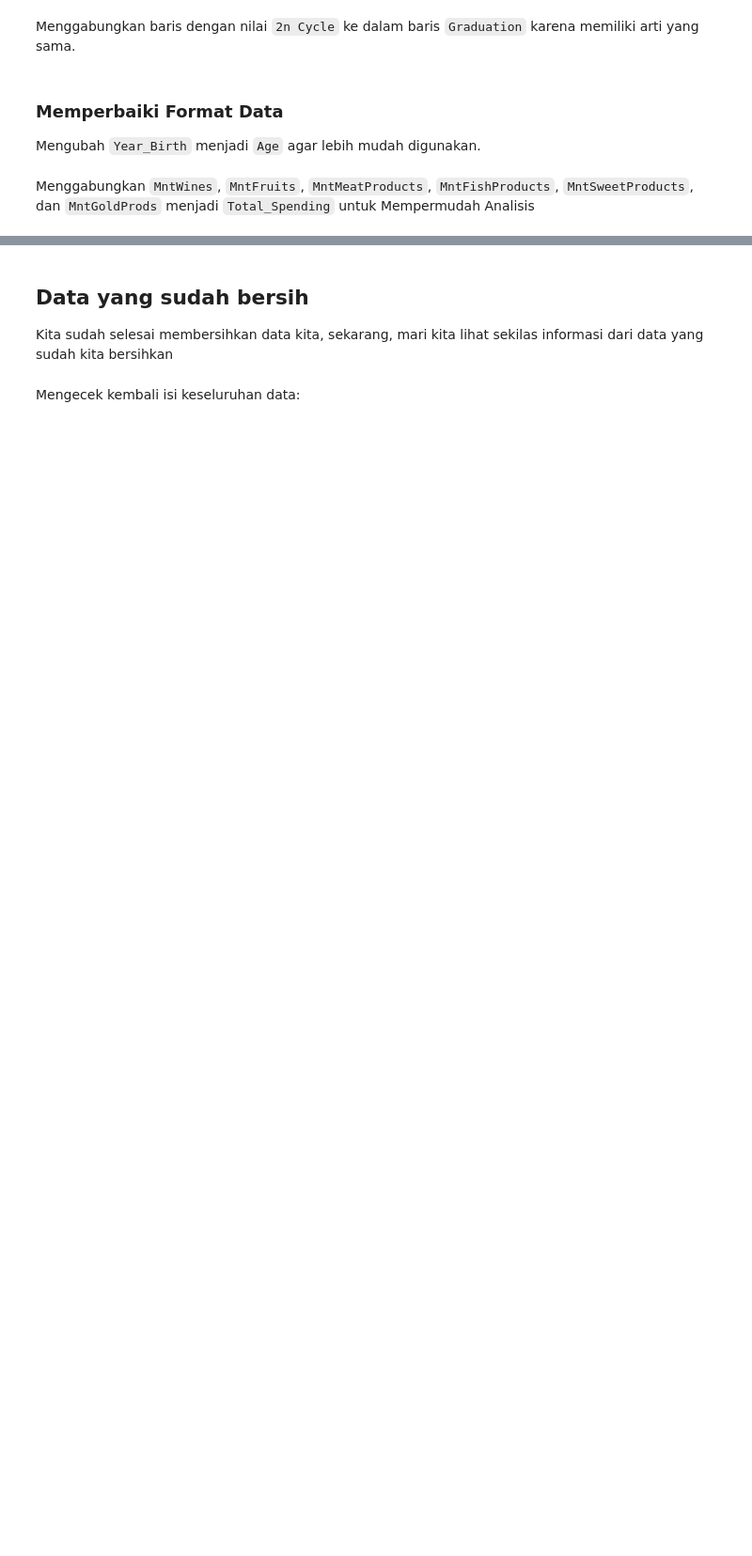
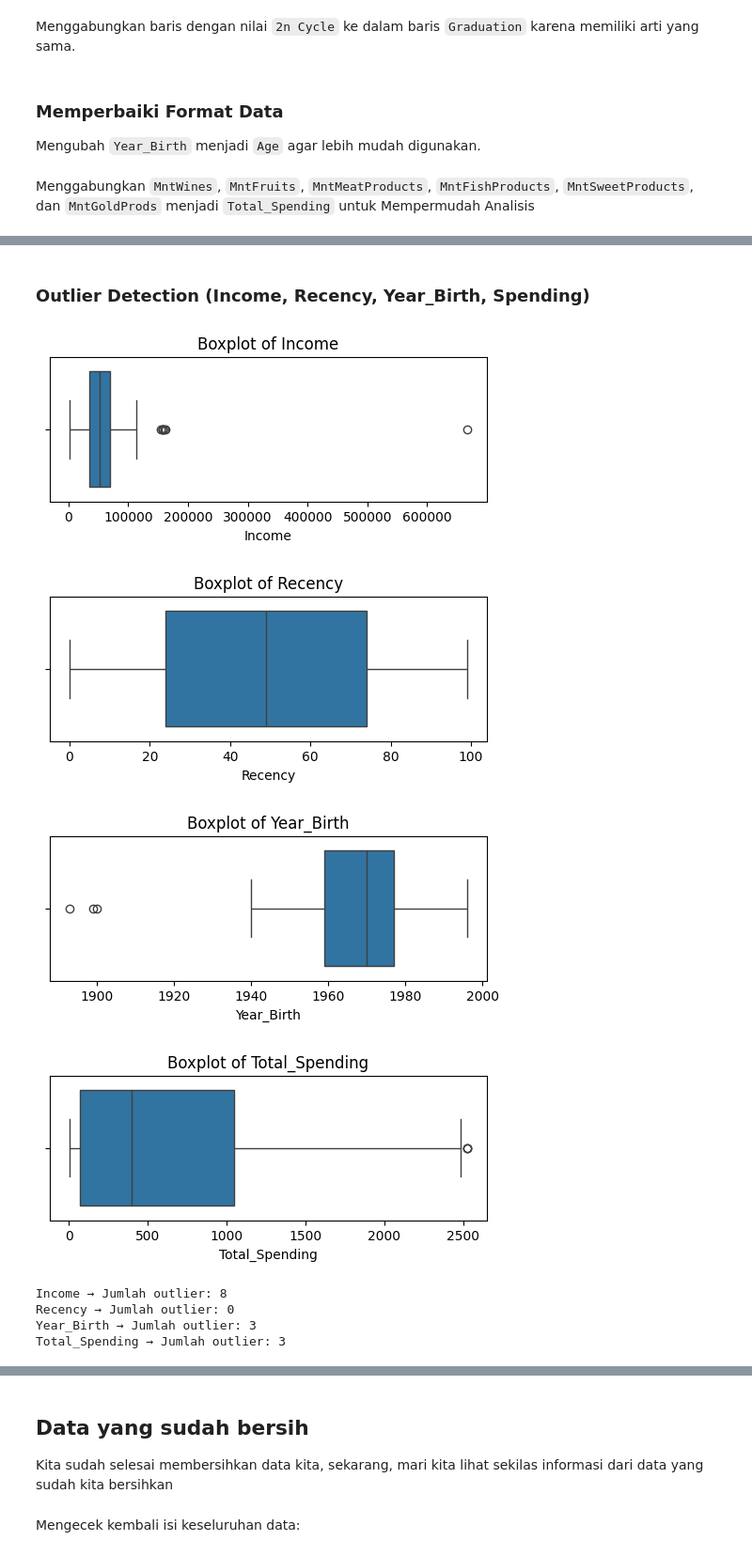
Before and after one commit to Himmel134/supermarket_customers, a Jupyter notebook: notebooks/1.0-bdp-inital-data-exploration.ipynb, the cells around one changed output, grey strips where cells are left out. Shown: that part at 94% size. Drawn from its saved outputs; the diff is of its cells as text; code cells hidden in the pictures; blank space fills up the shorter version.

```diff
--- a/notebooks/1.0-bdp-inital-data-exploration.ipynb
+++ b/notebooks/1.0-bdp-inital-data-exploration.ipynb
@@ -322,0 +315,35 @@ df.drop(['ID', 'Dt_Customer', 'Z_CostContact', 'Z_Revenue'], axis=1, inplace=Tru
+# %% [markdown]
+### Outlier Detection (Income, Recency, Year_Birth, Spending)
+# %%
+# Kolom numerik penting
+num_cols = ['Income', 'Recency', 'Year_Birth', 'Total_Spending']
+
+# Visualisasi boxplot
+for col in num_cols:
+    plt.figure(figsize=(6, 2))
+    sns.boxplot(x=df[col])
+    plt.title(f'Boxplot of {col}')
+    plt.show()
+
+# Deteksi outlier dengan metode IQR
+def detect_outliers_iqr(data, col):
+    Q1 = data[col].quantile(0.25)
+    Q3 = data[col].quantile(0.75)
+    IQR = Q3 - Q1
+    lower_bound = Q1 - 1.5 * IQR
+    upper_bound = Q3 + 1.5 * IQR
+    outliers = data[(data[col] < lower_bound) | (data[col] > upper_bound)]
+    print(f"{col} → Jumlah outlier: {len(outliers)}")
+    return outliers
+
+for col in num_cols:
+    detect_outliers_iqr(df, col)
+# %% [output]
+[figure, added]
+[figure, added]
+[figure, added]
+[figure, added]
+Income → Jumlah outlier: 8
+Recency → Jumlah outlier: 0
+Year_Birth → Jumlah outlier: 3
+Total_Spending → Jumlah outlier: 3
```
Also changed, not shown: parts of 57 cells of this notebook, 5 other files.
